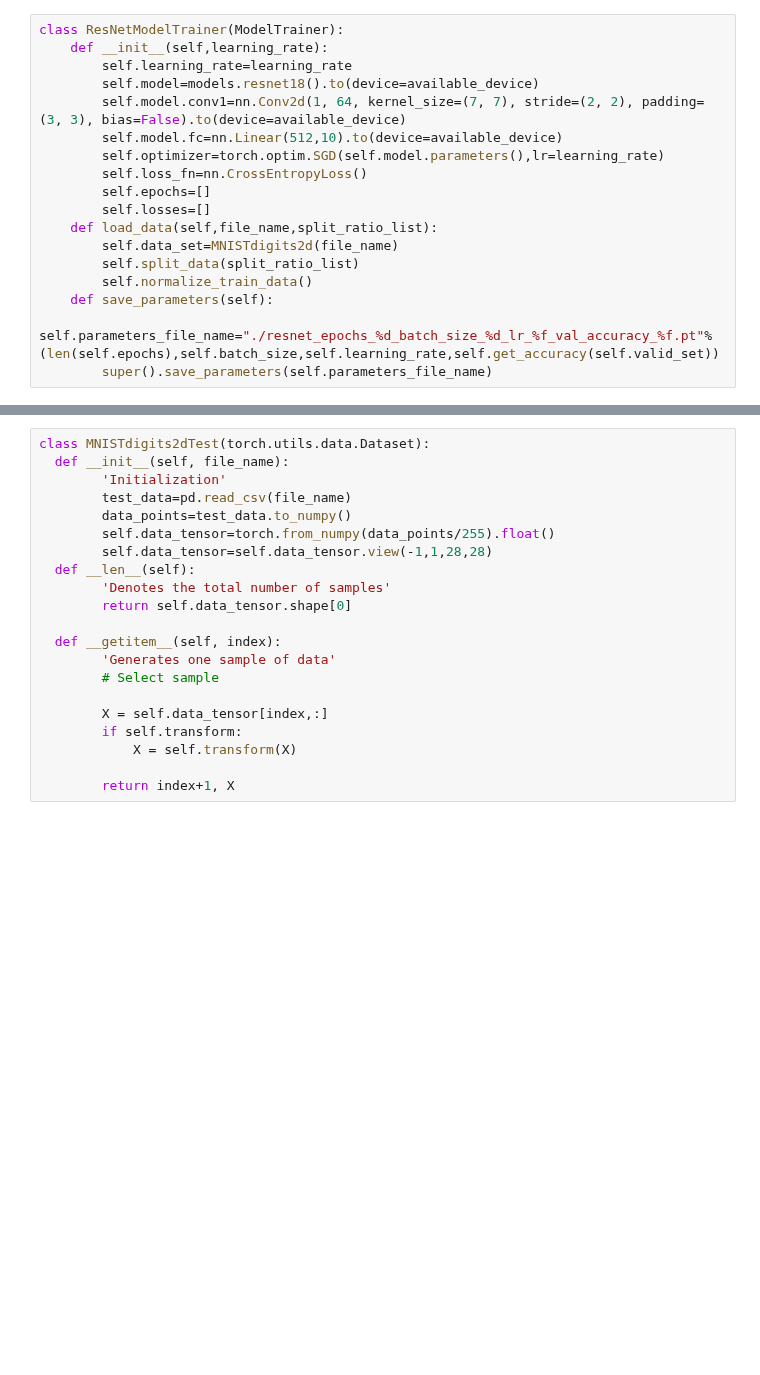
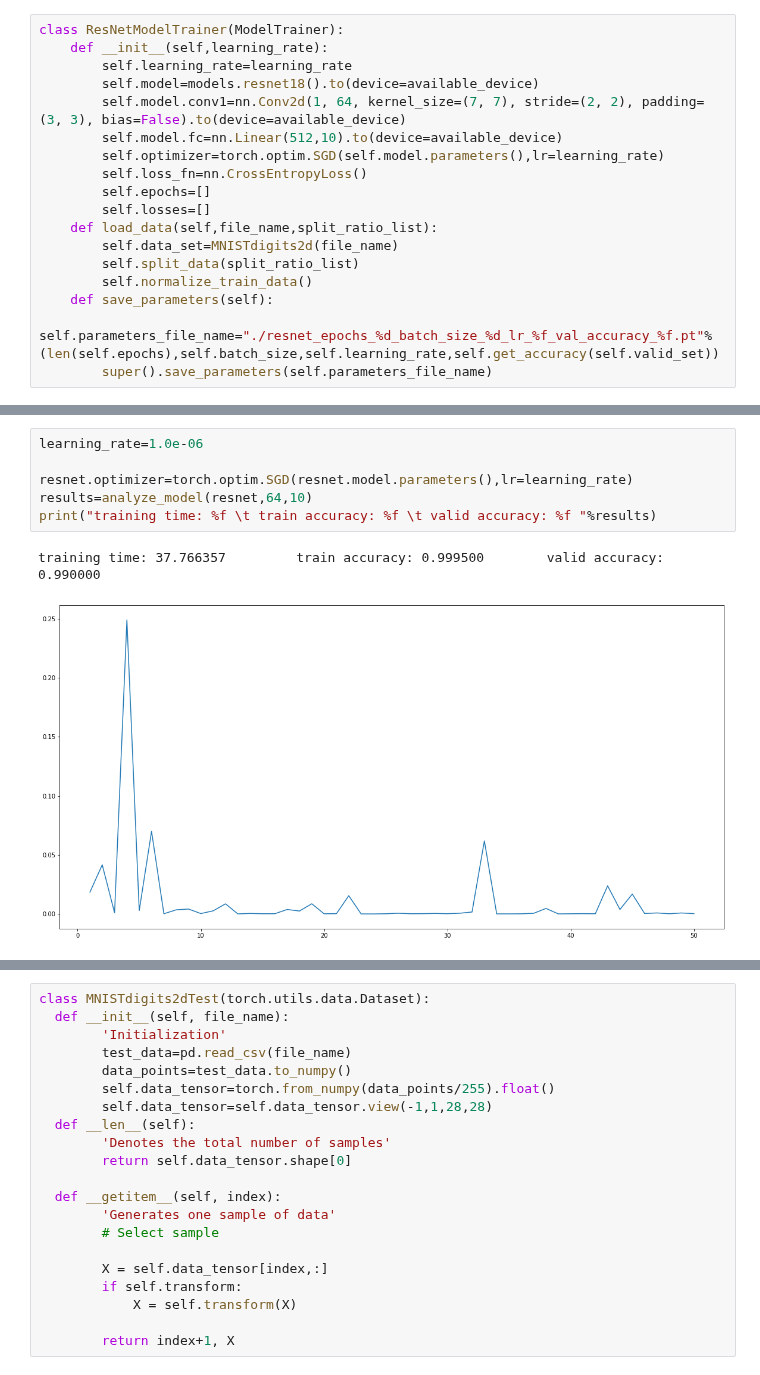
Before and after one commit to Marcin-Kisielowski/MNIST, a Jupyter notebook: mnist-resnet18.ipynb, the cells around one changed output, grey strips where cells are left out. Drawn from its saved outputs; the diff is of its cells as text; blank space fills up the shorter version.

```diff
--- a/mnist-resnet18.ipynb
+++ b/mnist-resnet18.ipynb
@@ -175,0 +191,9 @@ print("training time: %f \t train accuracy: %f \t valid accuracy: %f "%results)
+# %%
+learning_rate=1.0e-06
+
+resnet.optimizer=torch.optim.SGD(resnet.model.parameters(),lr=learning_rate)
+results=analyze_model(resnet,64,10)
+print("training time: %f \t train accuracy: %f \t valid accuracy: %f "%results)
+# %% [output]
+training time: 37.766357         train accuracy: 0.999500        valid accuracy: 0.990000
+[figure, added]
```
Also changed, not shown: parts of 7 cells of this notebook.
